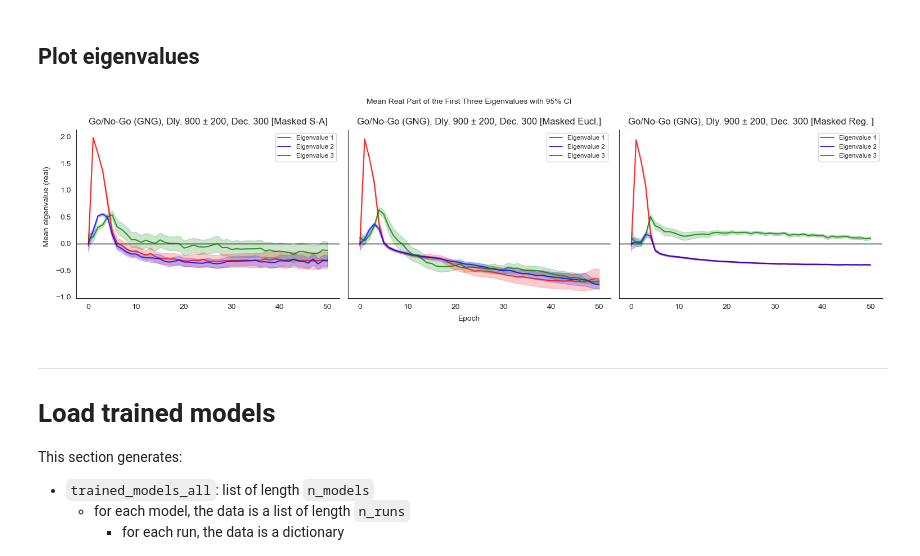
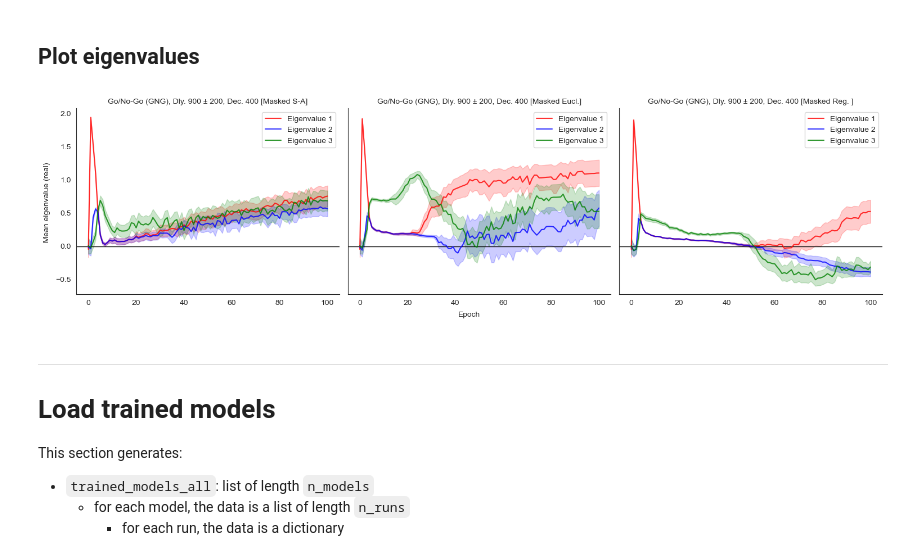
Before and after one commit to LindenParkesLab/neuro_rnn, a Jupyter notebook: scripts/results_rnn_autocorr.ipynb, the cells around one changed output. Drawn from its saved outputs; the diff is of its cells as text; code cells hidden in the pictures.

```diff
--- a/scripts/results_rnn_autocorr.ipynb
+++ b/scripts/results_rnn_autocorr.ipynb
@@ -50,7 +51,7 @@ if sys.platform == 'darwin':
     if username == 'ahmad':
         datadir = '/Users/ahmad/software/snaplab_github/neuro_rnn/data'
         modeldir = '/Users/ahmad/data/rutgers/neuro_rnn/results/pytorch/model'
-        modeldir = '/Volumes/Sabrent_2TB/rutgers/neuro_rnn/data/20250107'
+        modeldir = '/Volumes/Sabrent_2TB/rutgers/neuro_rnn/data/20250116'
         outdir = modeldir
 elif sys.platform == 'linux':
     if username == 'ab2792':
@@ -77,18 +78,17 @@ save_figs = False
 # are we plotting results for all tasks?
 rows_to_plot = []
 # rows_to_plot = [2,5,9]
-rows_to_plot = list(np.arange(3))
+rows_to_plot = list(np.arange(3)+12)
 # rows_to_plot = list(np.concatenate((np.arange(30),np.arange(45,60))))
 
-# model_params_file = os.path.join(datadir, 'model_params_gng_5x5_mean_002_500runs.csv')
-# model_params_file = os.path.join(datadir, 'test_models.csv') # gng test only
-model_params_file = os.path.join(datadir, 'model_params_gng_alpha.csv')
+model_params_file = os.path.join(datadir, 'model_params_alpha_gng.csv')
 
 model_params, task_names, n_tasks, kernel_labels, n_kernels = utils.get_params_dataframe(model_params_file, rows=rows_to_plot, verbose=verbose)
 n_models = len(model_params)
 
 if verbose:
-    model_params
+    display(model_params)
+    print(model_params['alpha'])
 # %% [output]
 Tasks:
 ------
@@ -466,10 +475,10 @@ def extract_mean_and_ci_real_eigenvalues(w_epochs):
     return np.array(mean_real_parts_per_epoch), np.array(ci_real_parts_per_epoch)
 
 # Plot the mean real part trajectories with 95% CI shader
-def plot_mean_real_eigenvalue_trajectories_with_ci(mean_real_parts_per_epoch, ci_real_parts_per_epoch, ax, task_label, kernel_label):
+def plot_mean_real_eigenvalue_trajectories_with_ci(mean_real_parts_per_epoch, ci_real_parts_per_epoch, ax, task_label, kernel_label, fs):
     n_epochs = mean_real_parts_per_epoch.shape[0]
 
-    ax.set_title(f"{task_label} [{kernel_label}]")
+    ax.set_title(f"{task_label} [{kernel_label}]", fontsize=fs)
     ax.set_xlabel('')
     ax.set_ylabel('')
     ax.grid(False)
@@ -490,7 +499,7 @@ def plot_mean_real_eigenvalue_trajectories_with_ci(mean_real_parts_per_epoch, ci
                         color=color, alpha=0.2)
 
     # Add legend
-    ax.legend(loc="upper right", fontsize="small")
+    ax.legend(loc="upper right", fontsize=fs)
 # %% [markdown]
 ## Load model states
 # %%
@@ -538,29 +547,30 @@ for model_idx in tqdm(range(n_models), desc='Calculating eigenvalues'):
 # %%
 # plot eigenvalues
 size_scale = 2
 font_size = int(5 * size_scale)
 n_fig_columns = min((3, n_models))
 n_fig_rows = math.ceil( n_models / n_fig_columns )
 fig_size_w = 2.5*n_fig_columns*size_scale
 fig_size_h = 2*n_fig_rows*size_scale
 fig, ax = plt.subplots(ncols=n_fig_columns, nrows=n_fig_rows,
                        figsize=(fig_size_w,fig_size_h), squeeze=True, sharey=True)
 
 for model_idx in range(n_models):
     plot_mean_real_eigenvalue_trajectories_with_ci(eigenvalues[model_idx],
                                                    eigenvalues_ci[model_idx],
                                                    fig.axes[model_idx],
                                                    model_params.task_label[model_idx],
-                                                   model_params.kernel_label[model_idx])
+                                                   model_params.kernel_label[model_idx],
+                                                   fs=font_size)
 
 sns.despine(fig=fig, offset=0, trim=False, left=False, right=True, top=True, bottom=False)
-fig.suptitle("Mean Real Part of the First Three Eigenvalues with 95% CI", fontsize=font_size)
+# fig.suptitle("Mean Real Part of the First Three Eigenvalues with 95% CI", fontsize=font_size)
 fig.text(0.5, 0.0, 'Epoch', ha='center', va='center', rotation='horizontal', fontsize=font_size)
 fig.text(0.0, 0.5, 'Mean eigenvalue (real)', ha='center', va='center', rotation='vertical', fontsize=font_size)
 fig.tight_layout()
 plt.show()
 # %% [output]
-[figure, old version]
+[figure, new version]
 # %% [markdown]
 ___
 # Load trained models
```
Also changed, not shown: parts of 15 cells of this notebook, 6 other files.
